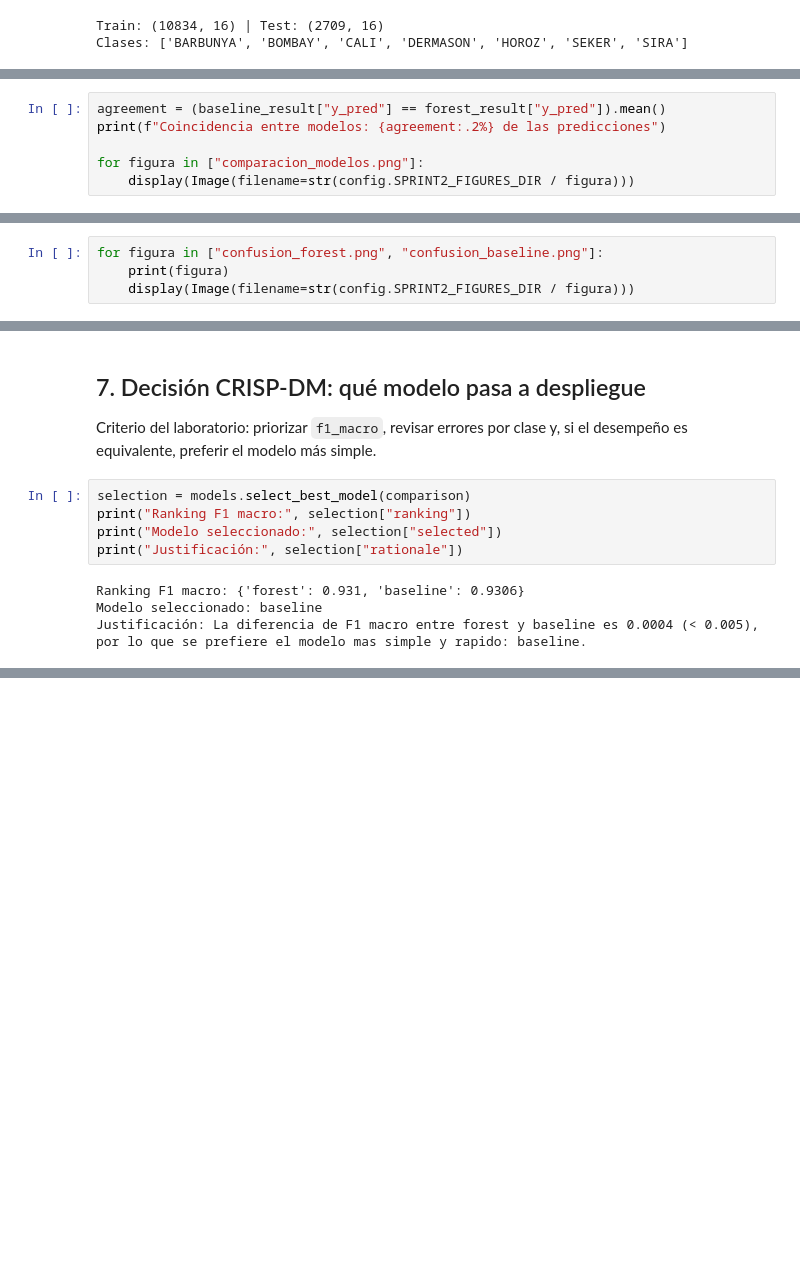
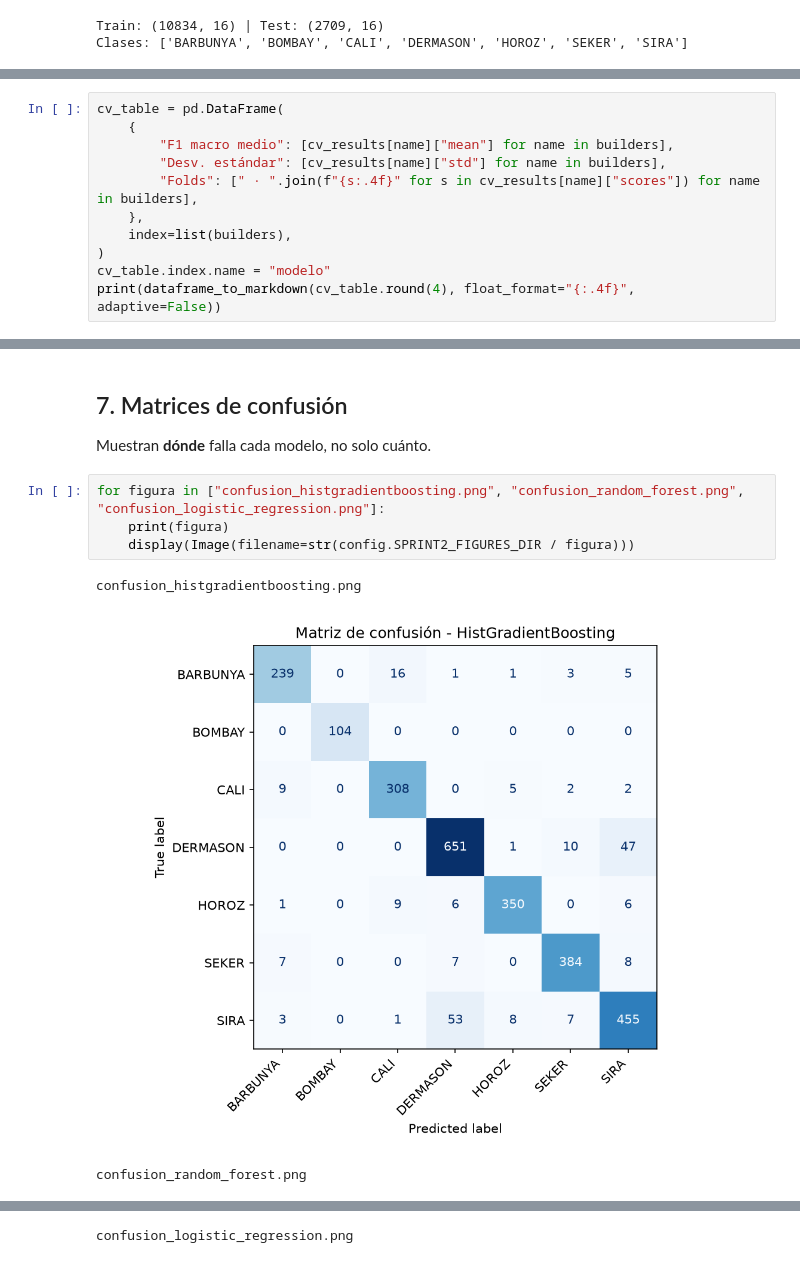
Before and after one commit to jacobounzueta/laboratorio-drybean-ml, a Jupyter notebook: notebooks/02_sprint2_modelado.ipynb, the cells around one changed output, grey strips where cells are left out. Cells and saved outputs as stored; diff of their text form; blank space fills up the shorter version.

```diff
--- a/notebooks/02_sprint2_modelado.ipynb
+++ b/notebooks/02_sprint2_modelado.ipynb
@@ -151,6 +115,0 @@ print(dataframe_to_markdown(comparison.reset_index()))
-# %%
-agreement = (baseline_result["y_pred"] == forest_result["y_pred"]).mean()
-print(f"Coincidencia entre modelos: {agreement:.2%} de las predicciones")
-
-for figura in ["comparacion_modelos.png"]:
-    display(Image(filename=str(config.SPRINT2_FIGURES_DIR / figura)))
@@ -164,5 +138,12 @@ La matriz muestra **dónde** falla el modelo, no solo cuánto.
 # %%
-for figura in ["confusion_forest.png", "confusion_baseline.png"]:
-    print(figura)
-    display(Image(filename=str(config.SPRINT2_FIGURES_DIR / figura)))
+cv_table = pd.DataFrame(
+    {
+        "F1 macro medio": [cv_results[name]["mean"] for name in builders],
+        "Desv. estándar": [cv_results[name]["std"] for name in builders],
+        "Folds": [" · ".join(f"{s:.4f}" for s in cv_results[name]["scores"]) for name in builders],
+    },
+    index=list(builders),
+)
+cv_table.index.name = "modelo"
+print(dataframe_to_markdown(cv_table.round(4), float_format="{:.4f}", adaptive=False))
 # %% [output]
@@ -219,14 +185,12 @@ display(Image(filename=str(config.SPRINT2_FIGURES_DIR / "importancia_variables.p
 # %% [markdown]
-## 7. Decisión CRISP-DM: qué modelo pasa a despliegue
+## 7. Matrices de confusión
 
-Criterio del laboratorio: priorizar `f1_macro`, revisar errores por clase y, si el
-desempeño es equivalente, preferir el modelo más simple.
+Muestran **dónde** falla cada modelo, no solo cuánto.
 # %%
-selection = models.select_best_model(comparison)
-print("Ranking F1 macro:", selection["ranking"])
-print("Modelo seleccionado:", selection["selected"])
-print("Justificación:", selection["rationale"])
+for figura in ["confusion_histgradientboosting.png", "confusion_random_forest.png", "confusion_logistic_regression.png"]:
+    print(figura)
+    display(Image(filename=str(config.SPRINT2_FIGURES_DIR / figura)))
 # %% [output]
-Ranking F1 macro: {'forest': 0.931, 'baseline': 0.9306}
-Modelo seleccionado: baseline
-Justificación: La diferencia de F1 macro entre forest y baseline es 0.0004 (< 0.005), por lo que se prefiere el modelo mas simple y rapido: baseline.
+confusion_histgradientboosting.png
+[figure, added]
+confusion_random_forest.png
@@ -232,0 +198 @@ Justificación: La diferencia de F1 macro entre forest y baseline es 0.0004 (< 0
+confusion_logistic_regression.png
```
Also changed, not shown: parts of 29 cells of this notebook, 1 other file.
